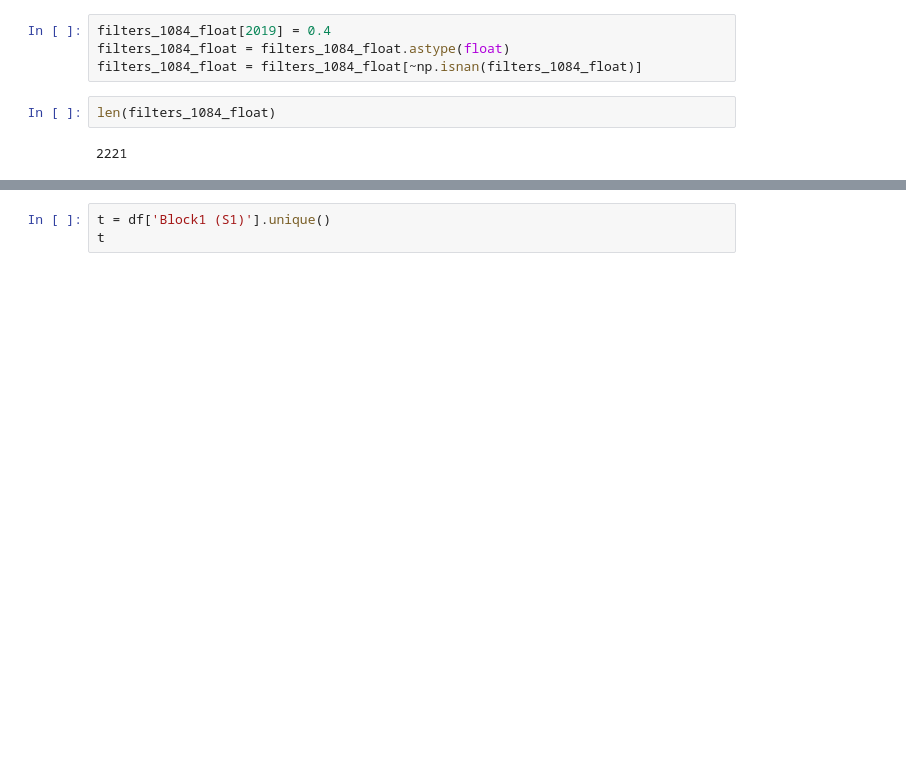
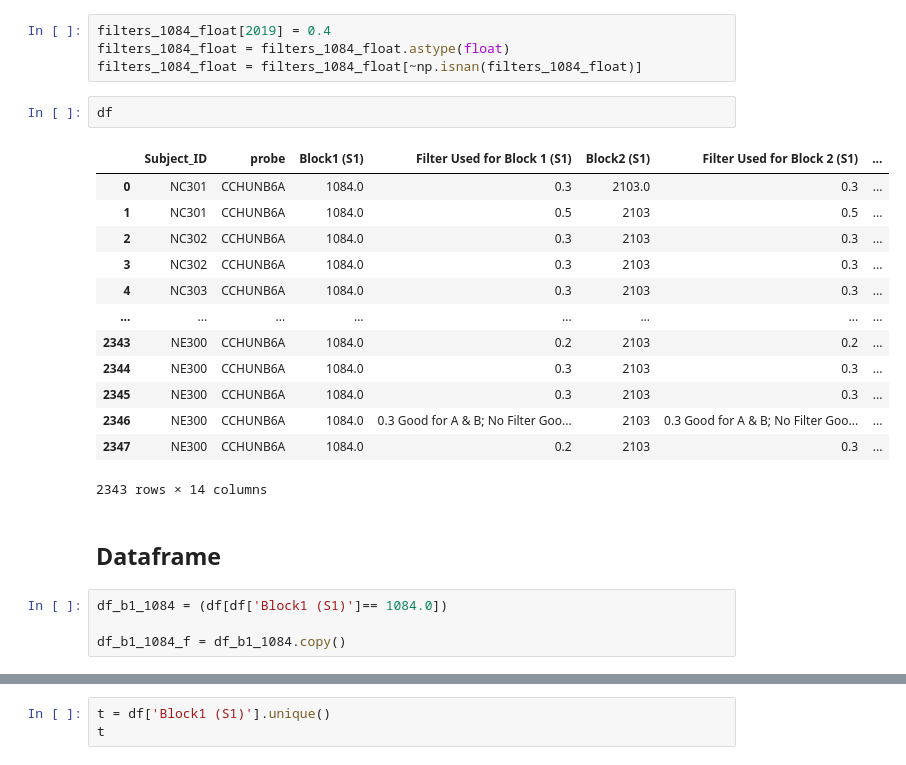
Before and after one commit to FNNDSC-BabyNIRS/optical_filters, a Jupyter notebook: extracting_filters_CCHU.ipynb, the cells around one changed output, grey strips where cells are left out. Saved outputs shown, nothing was run; the diff lists cells and outputs as text; blank space fills up the shorter version.

```diff
--- a/extracting_filters_CCHU.ipynb
+++ b/extracting_filters_CCHU.ipynb
@@ -187,7 +274,25 @@ Array as float: [0.3 0.5 0.3 ... 0.3 nan 0.2]
 filters_1084_float[2019] = 0.4
 filters_1084_float = filters_1084_float.astype(float)
 filters_1084_float = filters_1084_float[~np.isnan(filters_1084_float)]
-# %%
-len(filters_1084_float)
-# %% [output]
-2221
+# %%
+df
+# %% [output]
+|  | Subject_ID | probe | Block1 (S1) | Filter Used for Block 1 (S1) | Block2 (S1) | Filter Used for Block 2 (S1) | ... |
+| 0 | NC301 | CCHUNB6A | 1084.0 | 0.3 | 2103.0 | 0.3 | ... |
+| 1 | NC301 | CCHUNB6A | 1084.0 | 0.5 | 2103 | 0.5 | ... |
+| 2 | NC302 | CCHUNB6A | 1084.0 | 0.3 | 2103 | 0.3 | ... |
+| 3 | NC302 | CCHUNB6A | 1084.0 | 0.3 | 2103 | 0.3 | ... |
+| 4 | NC303 | CCHUNB6A | 1084.0 | 0.3 | 2103 | 0.3 | ... |
+| ... | ... | ... | ... | ... | ... | ... | ... |
+| 2343 | NE300 | CCHUNB6A | 1084.0 | 0.2 | 2103 | 0.2 | ... |
+| 2344 | NE300 | CCHUNB6A | 1084.0 | 0.3 | 2103 | 0.3 | ... |
+| 2345 | NE300 | CCHUNB6A | 1084.0 | 0.3 | 2103 | 0.3 | ... |
+| 2346 | NE300 | CCHUNB6A | 1084.0 | 0.3 Good for A & B; No Filter Goo... | 2103 | 0.3 Good for A & B; No Filter Goo... | ... |
+| 2347 | NE300 | CCHUNB6A | 1084.0 | 0.2 | 2103 | 0.3 | ... |
+2343 rows × 14 columns
+# %% [markdown]
+## Dataframe
+# %%
+df_b1_1084 = (df[df['Block1 (S1)']== 1084.0])
+
+df_b1_1084_f = df_b1_1084.copy()
```
Also changed, not shown: parts of 6 cells of this notebook.
